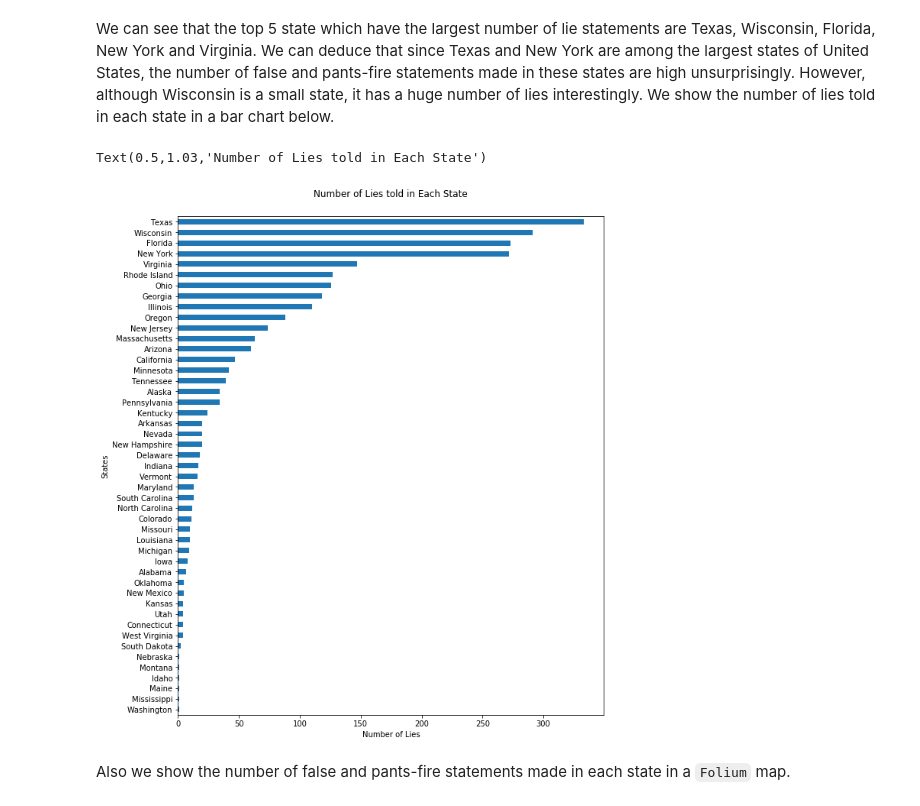
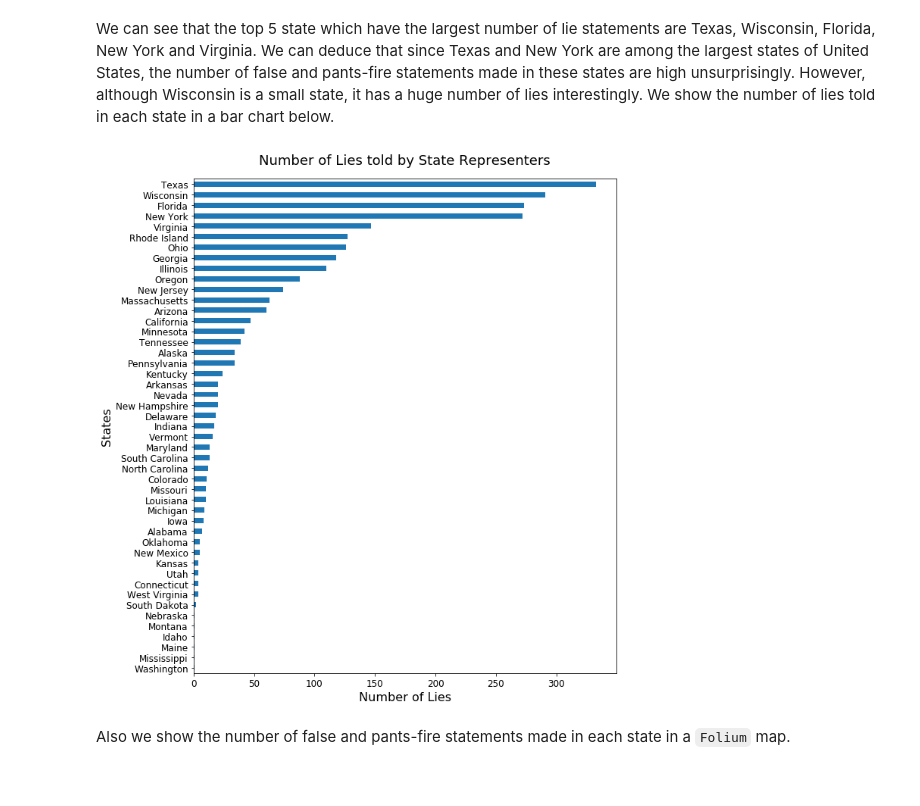
Before and after one commit to canaltinigne/ada-18-project, a Jupyter notebook: Milestone_2.ipynb, the cells around one changed output. Saved outputs shown, nothing was run; the diff lists cells and outputs as text; code cells hidden in the pictures.

```diff
--- a/Milestone_2.ipynb
+++ b/Milestone_2.ipynb
@@ -531,12 +542,14 @@ We can see that the top 5 state which have the largest number of lie statements
 # %%
 # Show the bar chart
 lie_states.sort_values(by=['Lies'], ascending=True).plot.barh(legend=None, figsize=(10,12))
-plt.ylabel('States')
-plt.xlabel('Number of Lies')
-plt.title('Number of Lies told in Each State', y=1.03)
+plt.ylabel('States', fontsize=16)
+plt.xlabel('Number of Lies', fontsize=16)
+plt.title('Number of Lies told by State Representers', y=1.02, fontsize=18)
+plt.gca().yaxis.set_tick_params(labelsize=12)
+plt.gca().xaxis.set_tick_params(labelsize=12)
+plt.savefig('Figure4.png', bbox_inches="tight", dpi=200)
 # %% [output]
-Text(0.5,1.03,'Number of Lies told in Each State')
-[figure, old version]
+[figure, new version]
 # %% [markdown]
 Also we show the number of false and pants-fire statements made in each state in a `Folium` map.
 # %%
```
Also changed, not shown: parts of 18 cells of this notebook.
